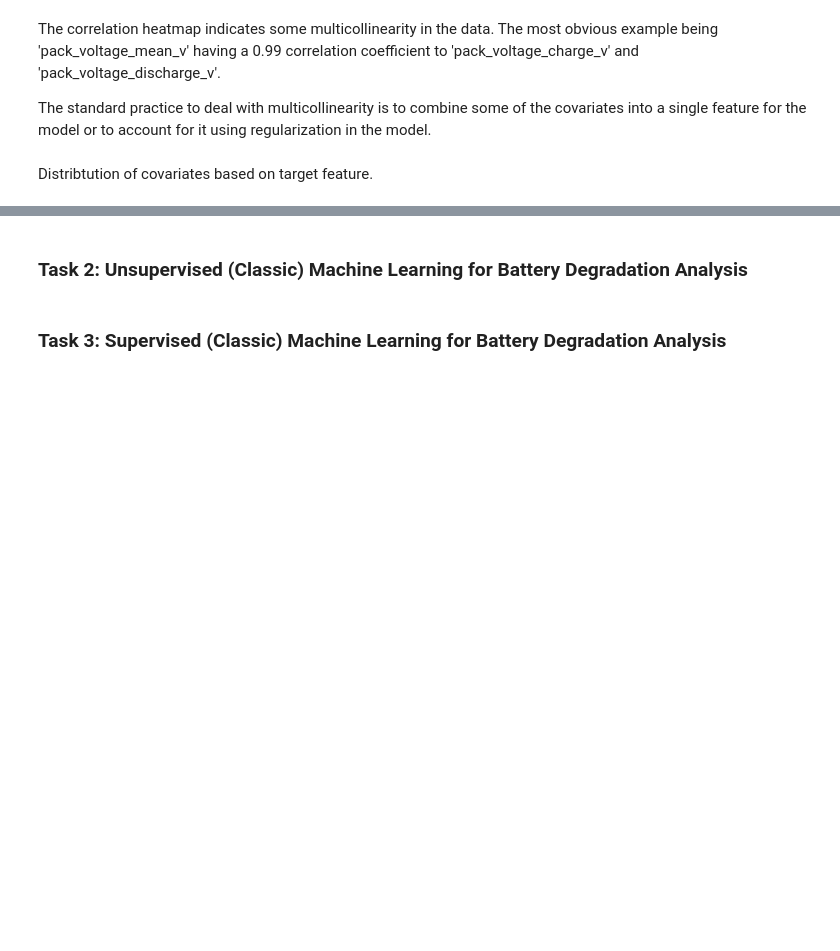
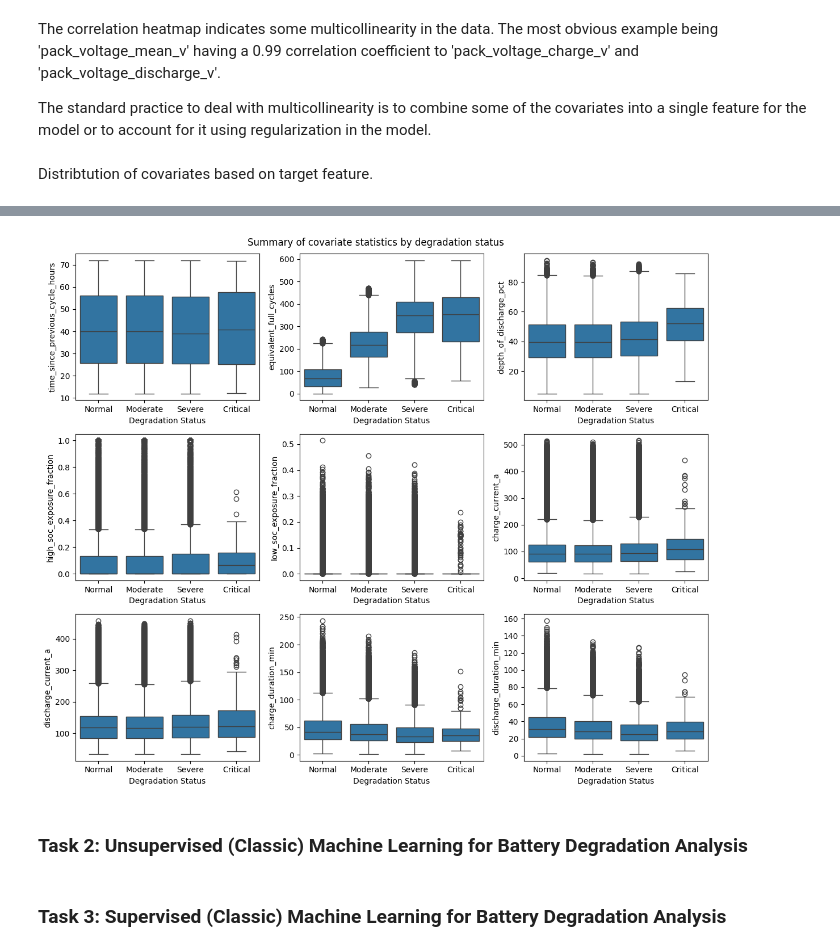
Before and after one commit to leolin25/predicting_battery_useful_life, a Jupyter notebook: cs342-coursework.ipynb, the cells around one changed output, grey strips where cells are left out. Saved outputs shown, nothing was run; the diff lists cells and outputs as text; code cells hidden in the pictures; blank space fills up the shorter version.

```diff
--- a/cs342-coursework.ipynb
+++ b/cs342-coursework.ipynb
@@ -92,3 +98,39 @@ This shows that degradation status doesn't have an affect on the time since the
+# %%
+# another 9 covariates to analyse
+covariates_to_plot = [
+    'time_since_previous_cycle_hours',
+    'equivalent_full_cycles',
+    'depth_of_discharge_pct',
+    'high_soc_exposure_fraction',
+    'low_soc_exposure_fraction',
+    'charge_current_a',
+    'discharge_current_a',
+    'charge_duration_min',
+    'discharge_duration_min',
+]
+
+# matplotlib figure with multiple subplots
+fig, axes = plt.subplots(nrows=3, ncols=3, figsize=(12, 10))
+axes = axes.flatten() # easier to iterate over 1d array
+
+for i, covariate in enumerate(covariates_to_plot):
+    sns.boxplot(
+        data=battery_data,
+        x=target_feature,
+        y=covariate,
+        ax=axes[i]
+    )
+
+    # add title and labels to each plot
+    axes[i].set_xlabel('Degradation Status')
+    axes[i].set_ylabel(covariate)
+
+fig.suptitle('Summary of covariate statistics by degradation status')
+plt.tight_layout()
+plt.savefig('covariate_analysis2.png', dpi=800, bbox_inches='tight')
+plt.show()
+# %% [output]
+[figure, added]
 # %% [markdown]
 ### Task 2: Unsupervised (Classic) Machine Learning for Battery Degradation Analysis
 # %% [markdown]
```
Also changed, not shown: parts of 2 cells of this notebook, 2 other files.
